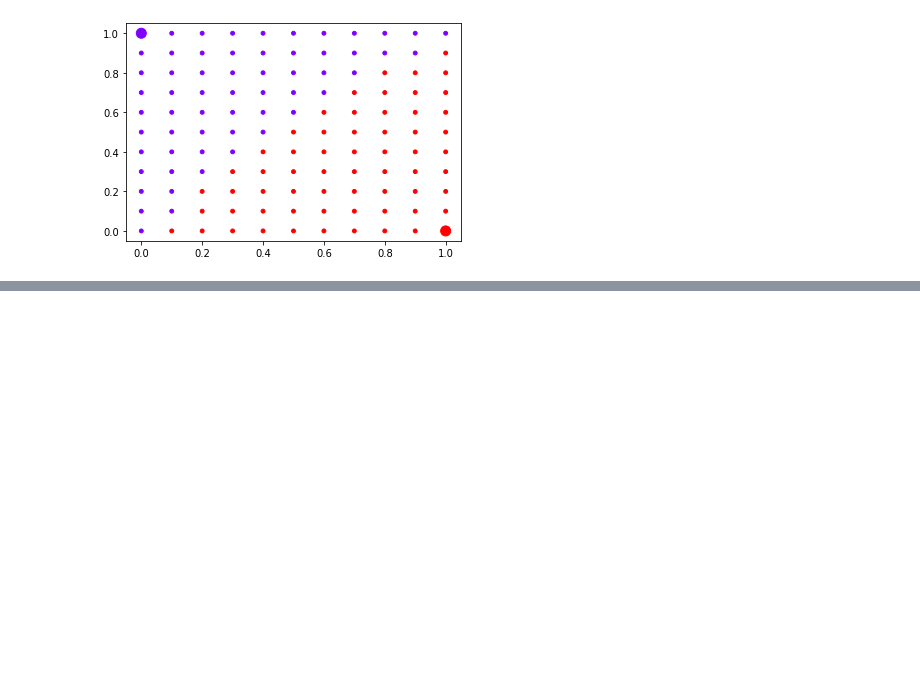
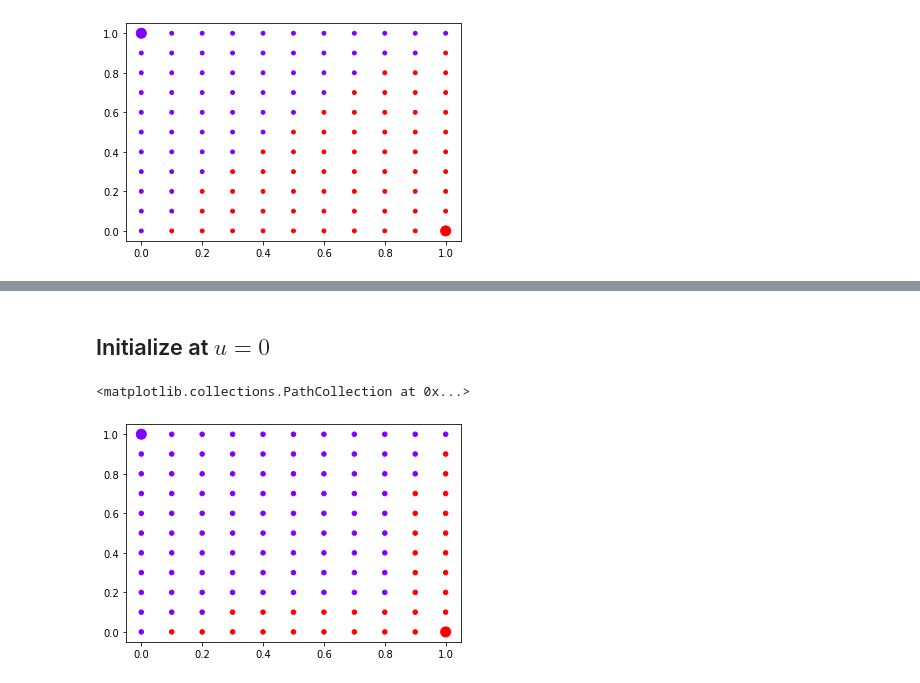
Before and after one commit to gstamatiou/optimal-classification, a Jupyter notebook: square1.ipynb, the cells around one changed output, grey strips where cells are left out. Drawn from its saved outputs; the diff is of its cells as text; code cells hidden in the pictures; blank space fills up the shorter version.

```diff
--- a/square1.ipynb
+++ b/square1.ipynb
@@ -341,0 +181,9 @@ print(np.linalg.norm(models[100].solution - models[200].solution))
+# %% [markdown]
+## Initialize at $u = 0$
+# %%
+kantorovich_potential = wass_dist(W, mu, np.zeros((n,k)), np.zeros((n,n,k)), threshold = 1e-3)
+plt.scatter(X[:, 0], X[:, 1], c = predict(kantorovich_potential), s = 20,  cmap = 'rainbow')
+plt.scatter(X[train_ind, 0], X[train_ind, 1], c = train_labels, s = 100,  cmap = 'rainbow')
+# %% [output]
+<matplotlib.collections.PathCollection at 0x...>
+[figure, added]
```
Also changed, not shown: parts of 13 cells of this notebook, 1 other file.
